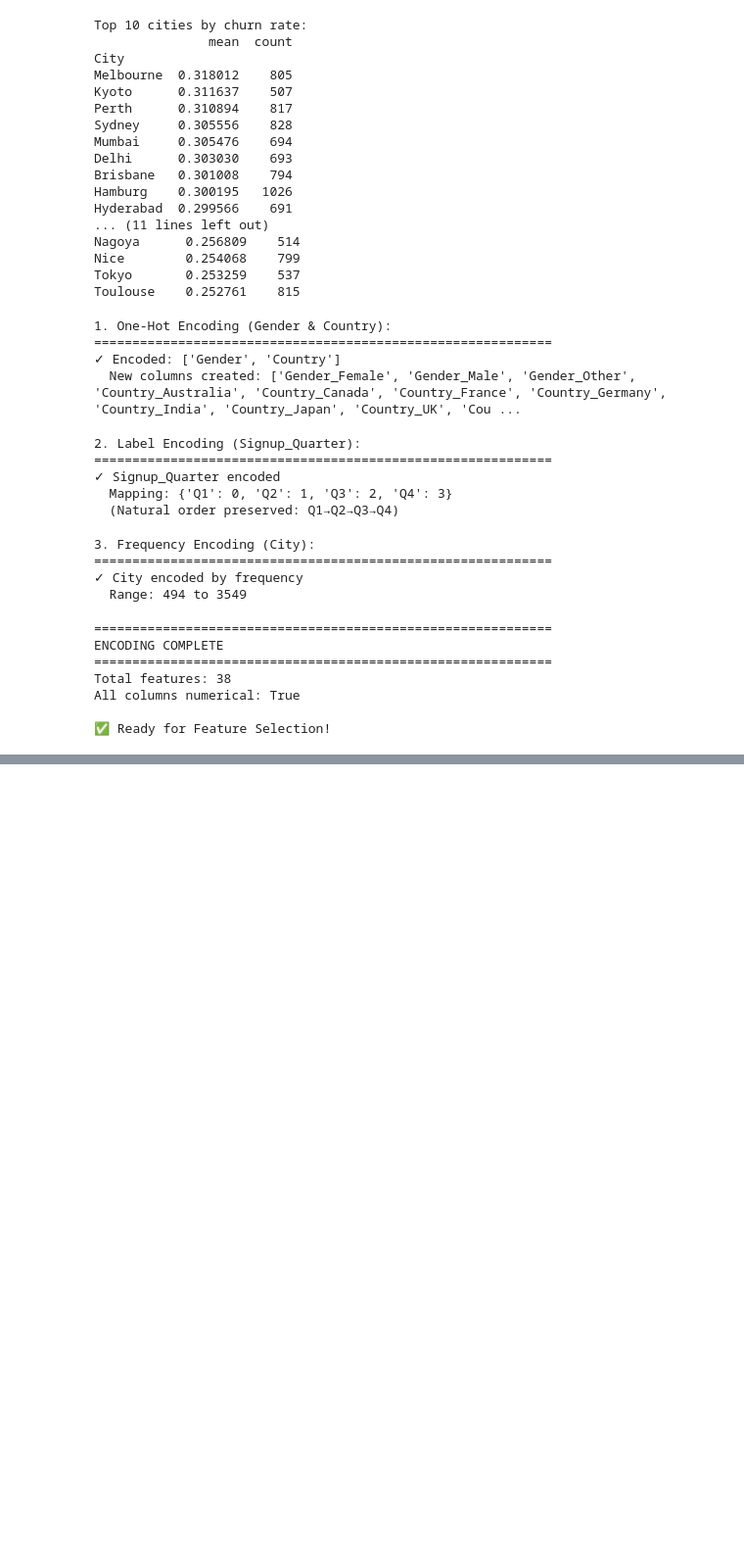
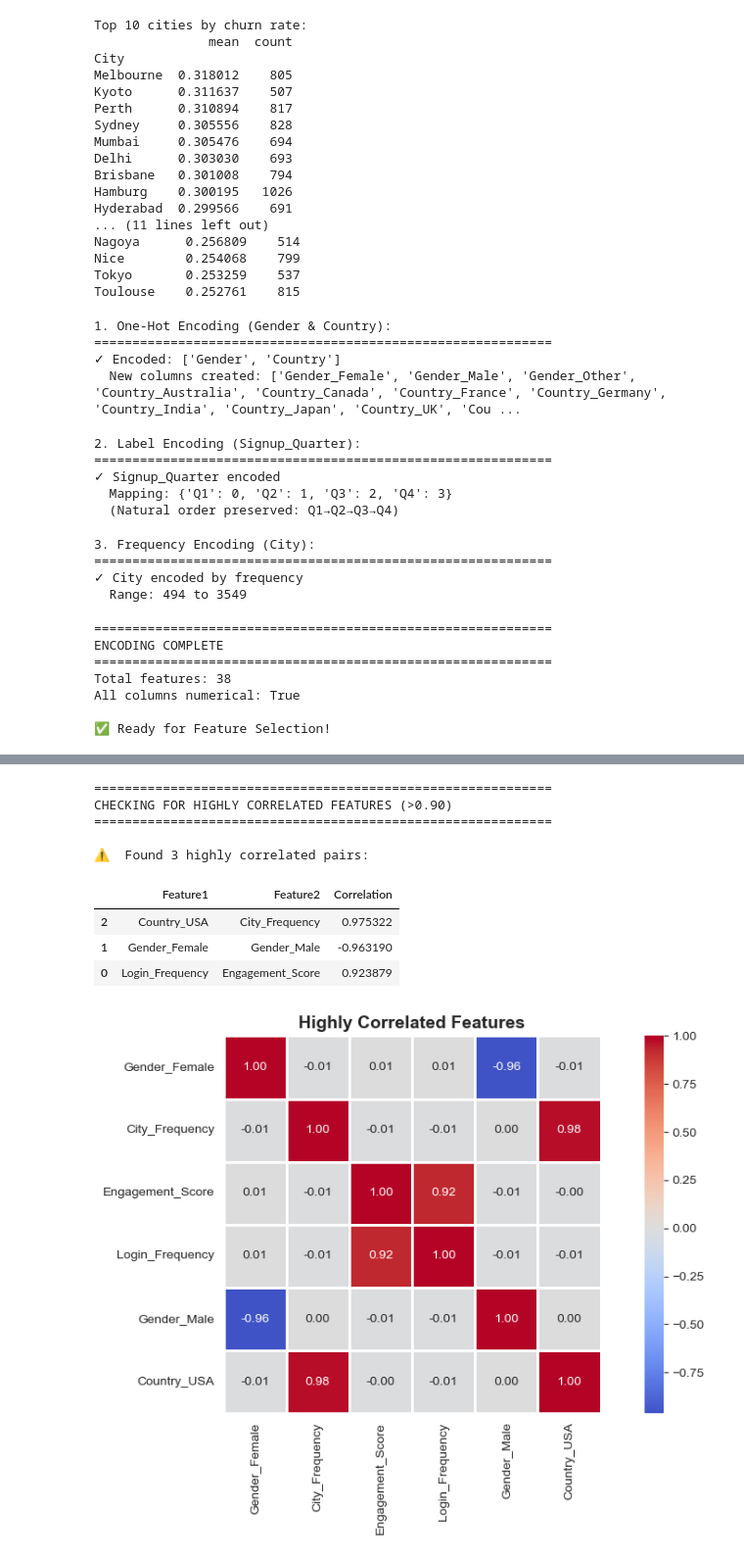
Before and after one commit to Olamilekanvic/E-commerce-Customer-Churn, a Jupyter notebook: churn_prediction.ipynb, the cells around one changed output, grey strips where cells are left out. Shown at 98% size. Saved outputs shown, nothing was run; the diff lists cells and outputs as text; code cells hidden in the pictures; blank space fills up the shorter version.

```diff
--- a/churn_prediction.ipynb
+++ b/churn_prediction.ipynb
@@ -802,0 +811,9 @@ Read and Understand the encoding process
+# %%
+# 1. Review Current Features
+
+print("\nAll current features:")
+print("="*60)
+for i, col in enumerate(df_processed.columns, 1):
+    print(f"{i:2d}. {col}")
+
+print(f"\nTotal: {df_processed.shape[1]} features")
@@ -802,0 +838,63 @@ Read and Understand the encoding process
+# %%
+# Separate X (features) and y (target)
+X = df_processed.drop('Churned', axis=1)
+y = df_processed['Churned']
+# %%
+# 3. Check for Highly Correlated Features
+
+
+print("\n" + "="*60)
+print("CHECKING FOR HIGHLY CORRELATED FEATURES (>0.90)")
+print("="*60)
+
+# Calculate correlation matrix
+correlation_matrix = X.corr()
+
+# Find highly correlated pairs
+high_corr_pairs = []
+for i in range(len(correlation_matrix.columns)):
+    for j in range(i+1, len(correlation_matrix.columns)):
+        corr_value = correlation_matrix.iloc[i, j]
+        if abs(corr_value) > 0.90:
+            high_corr_pairs.append({
+                'Feature1': correlation_matrix.columns[i],
+                'Feature2': correlation_matrix.columns[j],
+                'Correlation': corr_value
+            })
+
+# Display results
+if high_corr_pairs:
+    print(f"\n⚠️  Found {len(high_corr_pairs)} highly correlated pairs:")
+    print("\n")
+
+    high_corr_df = pd.DataFrame(high_corr_pairs).sort_values('Correlation', key=abs, ascending=False)
+    display(high_corr_df)
+
+    # Visualize highly correlated pairs
+    if len(high_corr_pairs) > 0:
+        plt.figure(figsize=(10, 6))
+        features_to_plot = []
+        for pair in high_corr_pairs[:5]:  # Top 5 pairs
+            features_to_plot.extend([pair['Feature1'], pair['Feature2']])
+        features_to_plot = list(set(features_to_plot))  # Remove duplicates
+
+        if len(features_to_plot) > 1:
+            corr_subset = correlation_matrix.loc[features_to_plot, features_to_plot]
+            sns.heatmap(corr_subset, annot=True, fmt='.2f', cmap='coolwarm',
+                       center=0, square=True, linewidths=1)
+            plt.title('Highly Correlated Features', fontsize=14, fontweight='bold')
+            plt.tight_layout()
+            plt.show()
+else:
+    print("\n✅ No highly correlated features found (all correlations < 0.90)")
+# %% [output]
+============================================================
+CHECKING FOR HIGHLY CORRELATED FEATURES (>0.90)
+============================================================
+
+⚠️  Found 3 highly correlated pairs:
+|  | Feature1 | Feature2 | Correlation |
+| 2 | Country_USA | City_Frequency | 0.975322 |
+| 1 | Gender_Female | Gender_Male | -0.963190 |
+| 0 | Login_Frequency | Engagement_Score | 0.923879 |
+[figure, added]
```
Also changed, not shown: parts of 11 cells of this notebook.
